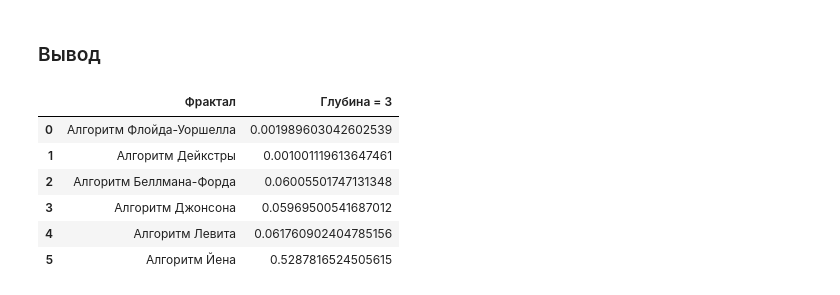
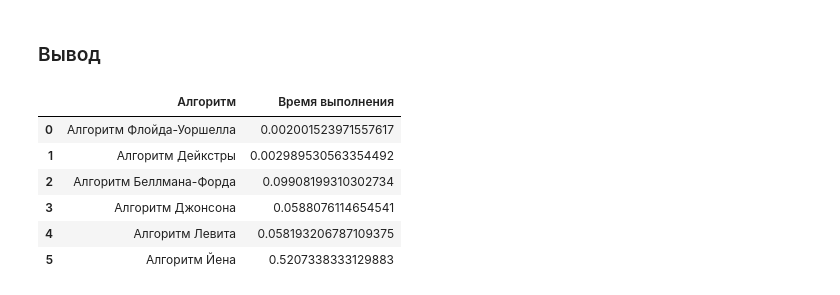
Before and after one commit to denixx-dev/SIAOD_Denis_Smirnov, a Jupyter notebook: Labs/Lab6.ipynb, the cells around one changed output. Drawn from its saved outputs; the diff is of its cells as text; code cells hidden in the pictures.

```diff
--- a/Labs/Lab6.ipynb
+++ b/Labs/Lab6.ipynb
@@ -534,18 +534,18 @@ print(yen)
 # %%
 import pandas as pd
 table = [["Алгоритм Флойда-Уоршелла", str(floyd_time)],
         ["Алгоритм Дейкстры", str(dij_time)],
         ["Алгоритм Беллмана-Форда", str(bellman)],
         ["Алгоритм Джонсона", str(jonson)],
         ["Алгоритм Левита", str(lewitt)],
         ["Алгоритм Йена", str(yen)]]
 
-pd.DataFrame(table, columns=["Фрактал","Глубина = 3"])
+pd.DataFrame(table, columns=["Алгоритм","Время выполнения"])
 # %% [output]
-|  | Фрактал | Глубина = 3 |
-| 0 | Алгоритм Флойда-Уоршелла | 0.001989603042602539 |
-| 1 | Алгоритм Дейкстры | 0.001001119613647461 |
-| 2 | Алгоритм Беллмана-Форда | 0.06005501747131348 |
-| 3 | Алгоритм Джонсона | 0.05969500541687012 |
-| 4 | Алгоритм Левита | 0.061760902404785156 |
-| 5 | Алгоритм Йена | 0.5287816524505615 |
+|  | Алгоритм | Время выполнения |
+| 0 | Алгоритм Флойда-Уоршелла | 0.002001523971557617 |
+| 1 | Алгоритм Дейкстры | 0.002989530563354492 |
+| 2 | Алгоритм Беллмана-Форда | 0.09908199310302734 |
+| 3 | Алгоритм Джонсона | 0.0588076114654541 |
+| 4 | Алгоритм Левита | 0.058193206787109375 |
+| 5 | Алгоритм Йена | 0.5207338333129883 |
```
Also changed, not shown: parts of 6 cells of this notebook.
